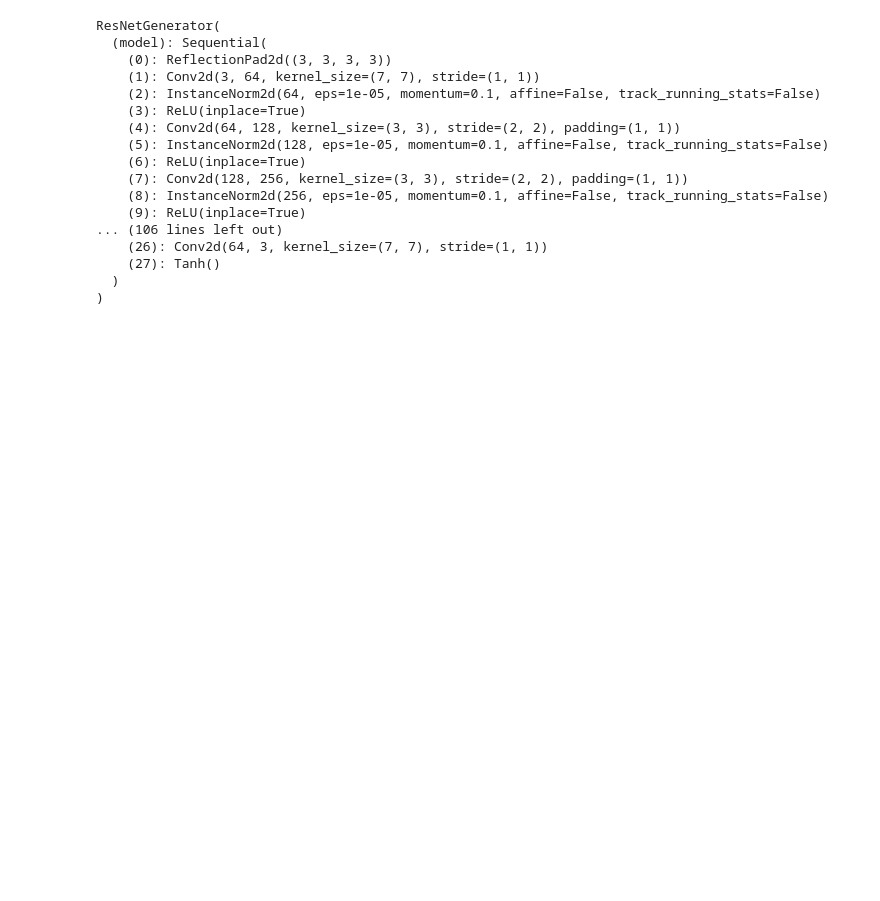
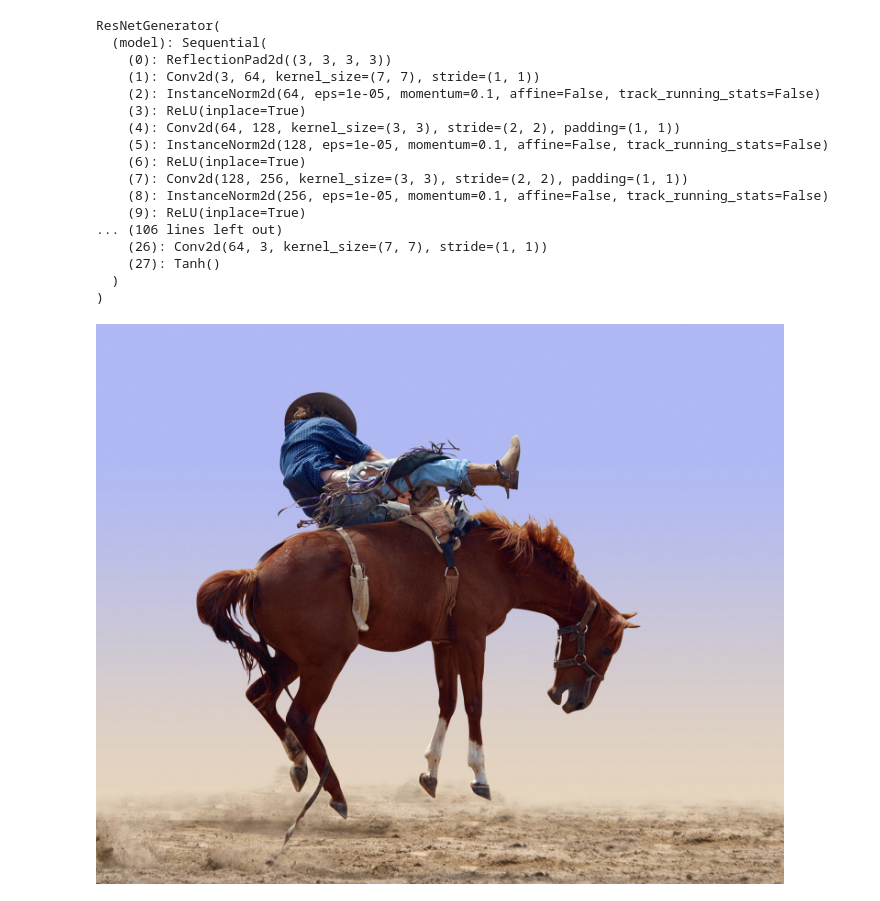
Before and after one commit to rambo-coder/Deep-learning-with-pytorch, a Jupyter notebook: Part1-chapter2-Pretrained_networks/chapter2.ipynb, the cells around one changed output. Cells and saved outputs as stored; diff of their text form; code cells hidden in the pictures; blank space fills up the shorter version.

```diff
--- a/Part1-chapter2-Pretrained_networks/chapter2.ipynb
+++ b/Part1-chapter2-Pretrained_networks/chapter2.ipynb
@@ -267,0 +274,6 @@ ResNetGenerator(
+# %%
+img = Image.open('../data/p1ch2/horse.jpg')
+# %%
+img
+# %% [output]
+[figure, added]
```
Also changed, not shown: parts of 9 cells of this notebook, 2 other files.
